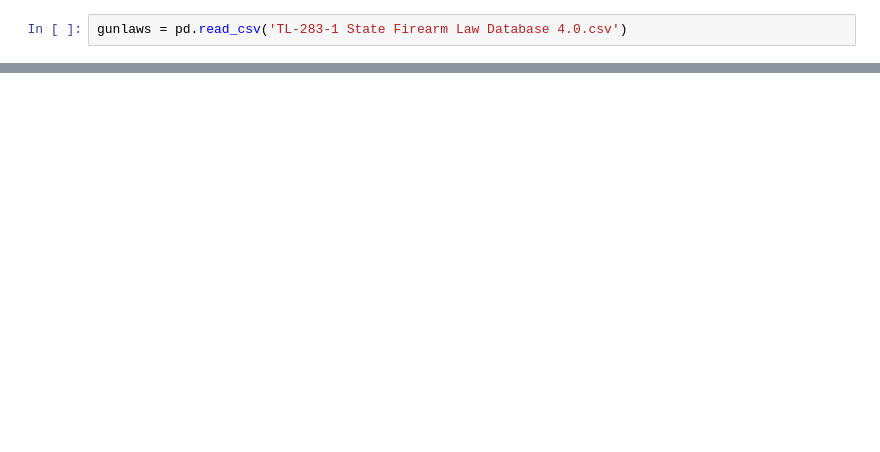
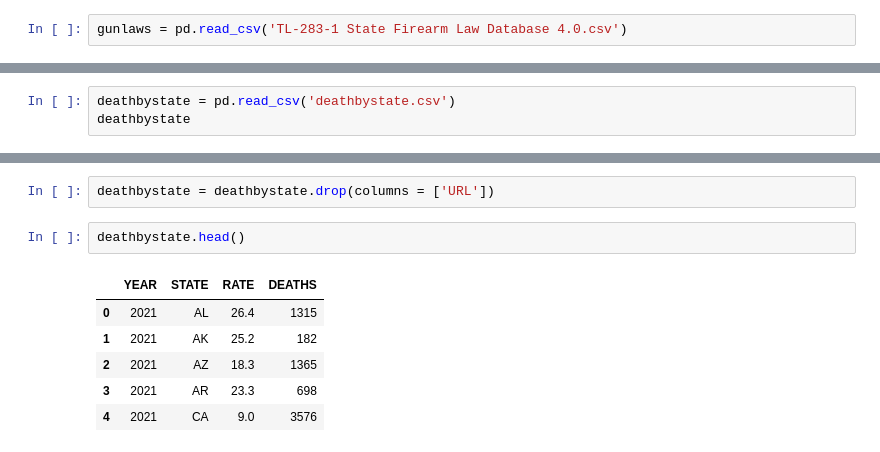
Before and after one commit to yvonnemartinez716/gunlaws_crime, a Jupyter notebook: firearms_laws.ipynb, the cells around one changed output, grey strips where cells are left out. Drawn from its saved outputs; the diff is of its cells as text; blank space fills up the shorter version.

```diff
--- a/firearms_laws.ipynb
+++ b/firearms_laws.ipynb
@@ -69,0 +121,3 @@ memory usage: 278.6+ KB
+# %%
+deathbystate = pd.read_csv('deathbystate.csv')
+deathbystate
@@ -69,0 +138,11 @@ memory usage: 278.6+ KB
+# %%
+deathbystate = deathbystate.drop(columns = ['URL'])
+# %%
+deathbystate.head()
+# %% [output]
+|  | YEAR | STATE | RATE | DEATHS |
+| 0 | 2021 | AL | 26.4 | 1315 |
+| 1 | 2021 | AK | 25.2 | 182 |
+| 2 | 2021 | AZ | 18.3 | 1365 |
+| 3 | 2021 | AR | 23.3 | 698 |
+| 4 | 2021 | CA | 9.0 | 3576 |
```
Also changed, not shown: parts of 37 cells of this notebook.
